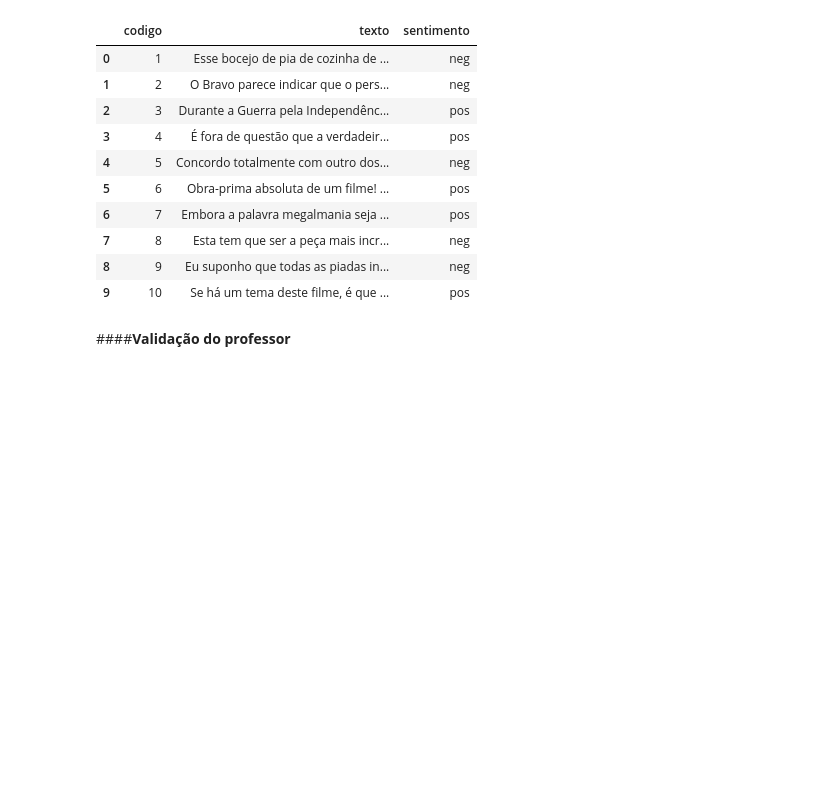
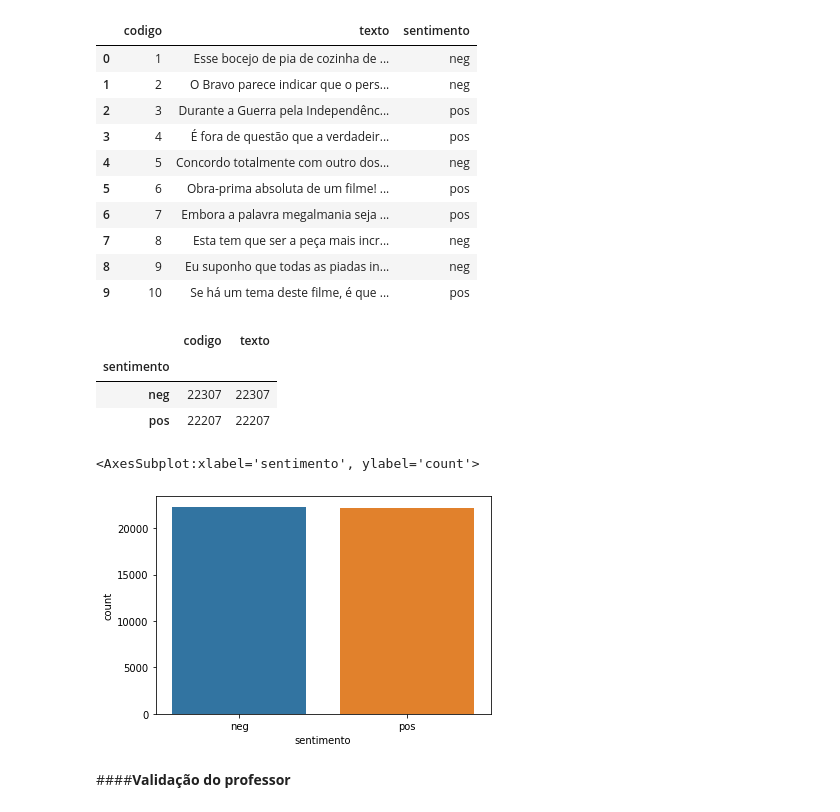
Before and after one commit to hgf777-br/trabalho-final---PLN, a Jupyter notebook: TrabalhoFinal_NLP.ipynb, the cells around one changed output. Saved outputs shown, nothing was run; the diff lists cells and outputs as text; code cells hidden in the pictures; blank space fills up the shorter version.

```diff
--- a/TrabalhoFinal_NLP.ipynb
+++ b/TrabalhoFinal_NLP.ipynb
@@ -68,6 +70,18 @@ df.head(10)
 | 7 | 8 | Esta tem que ser a peça mais incr... | neg |
 | 8 | 9 | Eu suponho que todas as piadas in... | neg |
 | 9 | 10 | Se há um tema deste filme, é que ... | pos |
+# %%
+df.groupby('sentimento').count()
+# %% [output]
+|  | codigo | texto |
+| sentimento |  |  |
+| neg | 22307 | 22307 |
+| pos | 22207 | 22207 |
+# %%
+sb.countplot(x=df.sentimento)
+# %% [output]
+<AxesSubplot:xlabel='sentimento', ylabel='count'>
+[figure, added]
 # %% [markdown]
 ####**Validação do professor**
 # %% [markdown]
```
Also changed, not shown: parts of 2 cells of this notebook.
